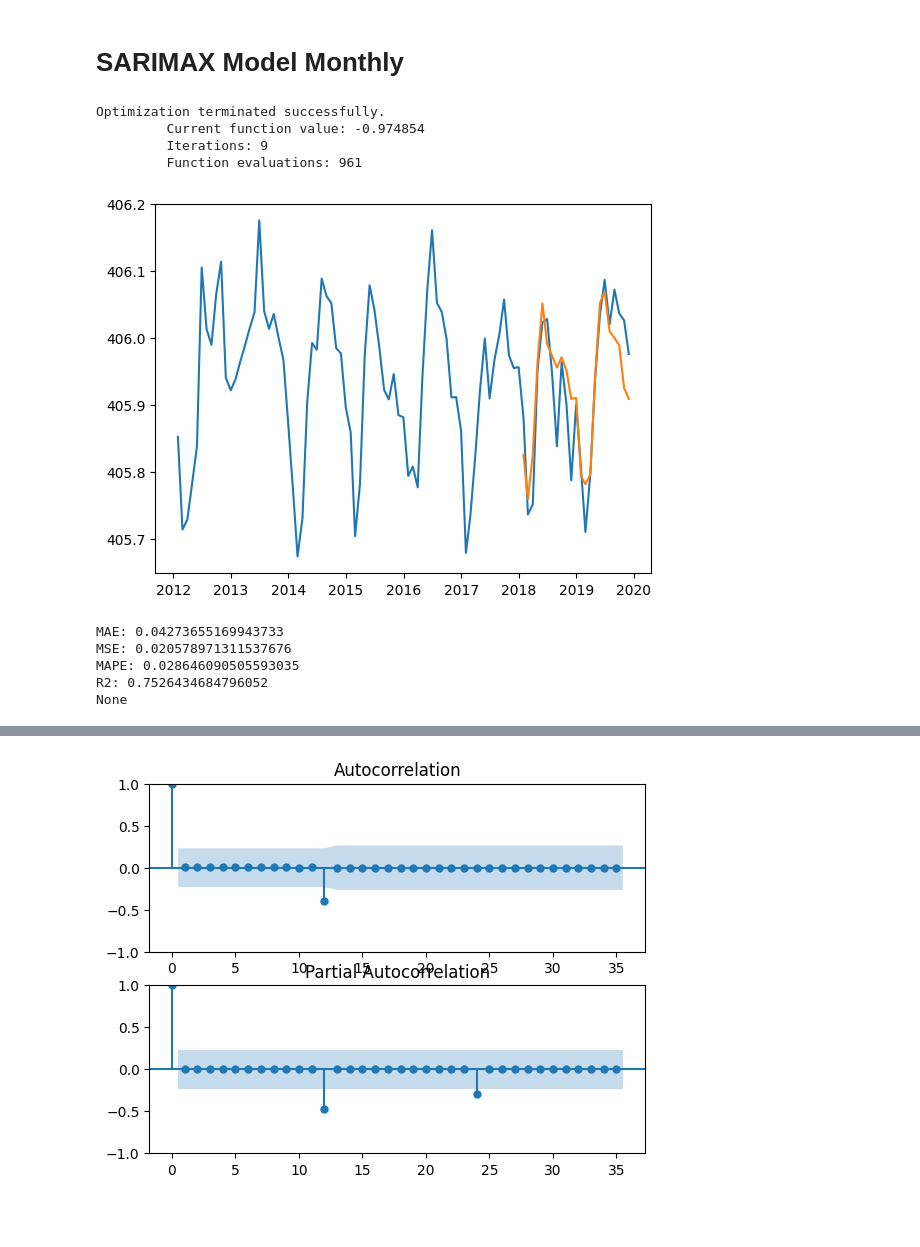
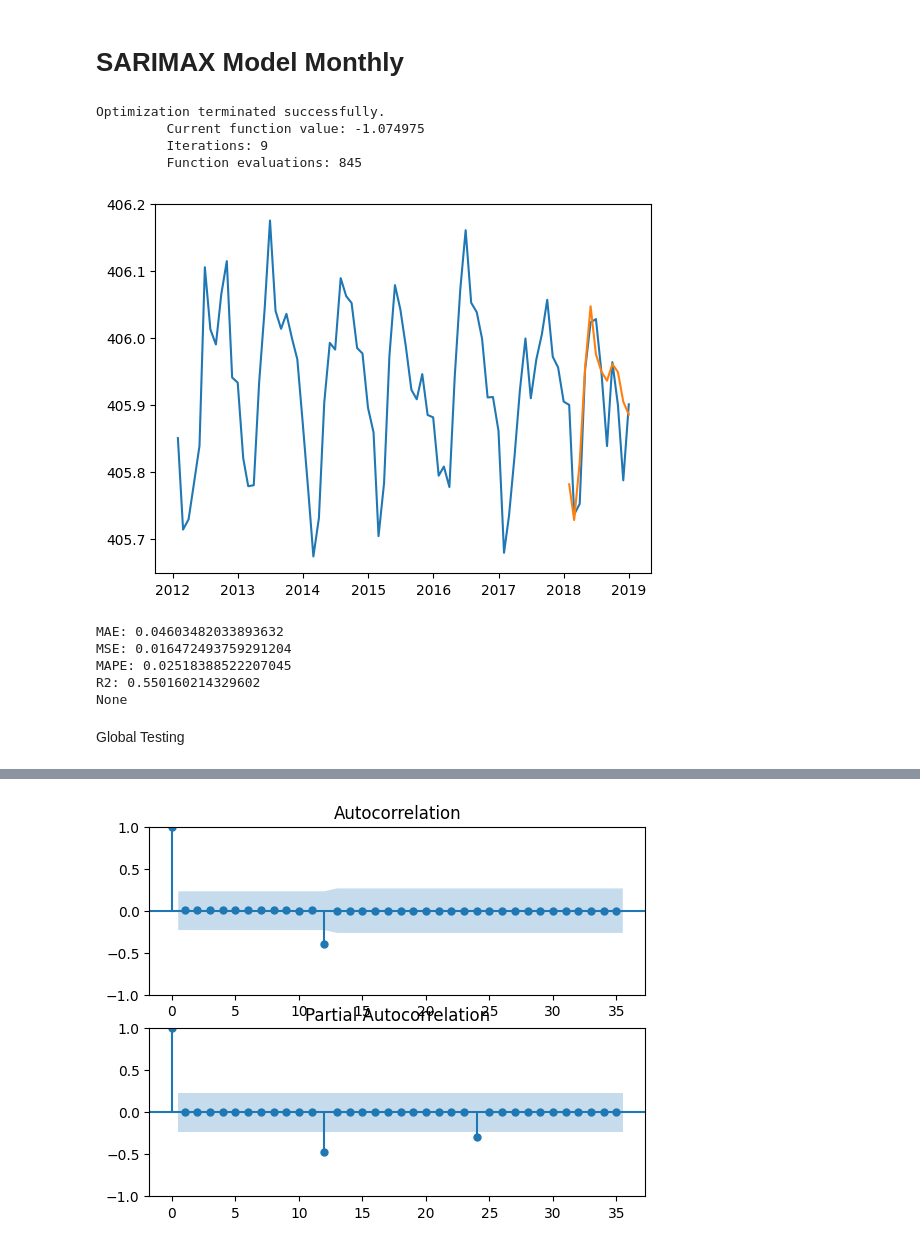
Before and after one commit to kaebry/DSF, a Jupyter notebook: Code/Arima_neptun - Kopie.ipynb, the cells around one changed output, grey strips where cells are left out. Cells and saved outputs as stored; diff of their text form; code cells hidden in the pictures; blank space fills up the shorter version.

```diff
--- a/Code/Arima_neptun - Kopie.ipynb
+++ b/Code/Arima_neptun - Kopie.ipynb
@@ -16,7 +16,7 @@ from pmdarima.model_selection import train_test_split
 # %%
 ## import and prepare montly data
 
-monthly_data = pd.read_csv("../Data/monthly_data.csv")
+monthly_data = pd.read_csv("../Data/clean_data/monthly_data.csv")
 # convert DateTime column into datetime format
 monthly_data["datetime"] = pd.to_datetime(monthly_data['datetime'])
 # set DateTime as index
@@ -25,7 +25,7 @@ water_monthly = monthly_data[["water_level"]]
 
 ## import and prepare weekly data
 
-weekly_data = pd.read_csv("../Data/weekly_data.csv")
+weekly_data = pd.read_csv("../Data/clean_data/weekly_data.csv")
 # convert DateTime column into datetime format
 weekly_data["datetime"] = pd.to_datetime(weekly_data['datetime'])
 # set DateTime as index
@@ -162,23 +195,26 @@ None
 # Sarima Model Monthly
 # %%
 # train test split for SARIMA model
-train, test = train_test_split(water_monthly, train_size=72)
+train, test = train_test_split(water_monthly, train_size=84)
 # %%
+# split the trainings data into training and validation data
+train_val, test_val = train_test_split(train, train_size=72)
+
 # instantiate and fit arima model manually with seasonal parameters
 # we chose d and D = 1 because the series is non stationary
 # we chose p adn P = 2 because the first lags in the ACF and PACF plots have significant spikes, q dn Q = 1 because there were also
 # negative autocorrelations. The ultimate combination of the seven parameters was choosen by varying some of the parameters until we found the
 # model with the lowest mean errors and the highest R2
-arima_manual = ARIMA(train, order=(2,1,1), seasonal_order=(2,1,1,12))
+arima_manual = ARIMA(train_val, order=(2,1,1), seasonal_order=(2,1,1,12))
 arima_manual_fit = arima_manual.fit()
 # predict future values using the model
-preds_arima_manual = arima_manual_fit.forecast(len(test))
+preds_arima_manual = arima_manual_fit.forecast(len(test_val))
 
 # plotting actual and predicted water level
-plt.plot(water_monthly.index, water_monthly)
-plt.plot(water_monthly.index[72:], preds_arima_manual)
+plt.plot(train.index, train)
+plt.plot(test_val.index, preds_arima_manual)
 plt.show()
 
 # print performance indicators
-print(mean_errors(test, preds_arima_manual))
+print(mean_errors(test_val, preds_arima_manual))
 # %% [output]
@@ -193,23 +254,25 @@ None
 # %%
 # model with Sarimax
 import statsmodels.api as sm
-model_max = sm.tsa.statespace.SARIMAX(train, order=(2,1,2), seasonal_order=(2,1,1,12)).fit(max_iter=50, method='powell')
+model_max = sm.tsa.statespace.SARIMAX(train_val, order=(2,1,1), seasonal_order=(2,1,1,12)).fit(max_iter=50, method='powell')
 # predicting with model
-preds_max = model_max.forecast(len(test))
+preds_max = model_max.forecast(len(test_val))
 # plotting prediction and actual values
-plt.plot(water_monthly.index, water_monthly)
-plt.plot(water_monthly.index[72:], preds_max)
+plt.plot(train.index, train)
+plt.plot(test_val.index, preds_max)
 plt.show()
 
-print(mean_errors(test,preds_max))
+print(mean_errors(test_val,preds_max))
 # %% [output]
 Optimization terminated successfully.
-         Current function value: -0.974854
+         Current function value: -1.074975
          Iterations: 9
-         Function evaluations: 961
+         Function evaluations: 845
-[figure, old version]
+[figure, new version]
-MAE: 0.04273655169943733
-MSE: 0.020578971311537676
-MAPE: 0.028646090505593035
-R2: 0.7526434684796052
+MAE: 0.04603482033893632
+MSE: 0.016472493759291204
+MAPE: 0.02518388522207045
+R2: 0.550160214329602
 None
+# %% [markdown]
+Global Testing
```
Also changed, not shown: parts of 23 cells of this notebook.
